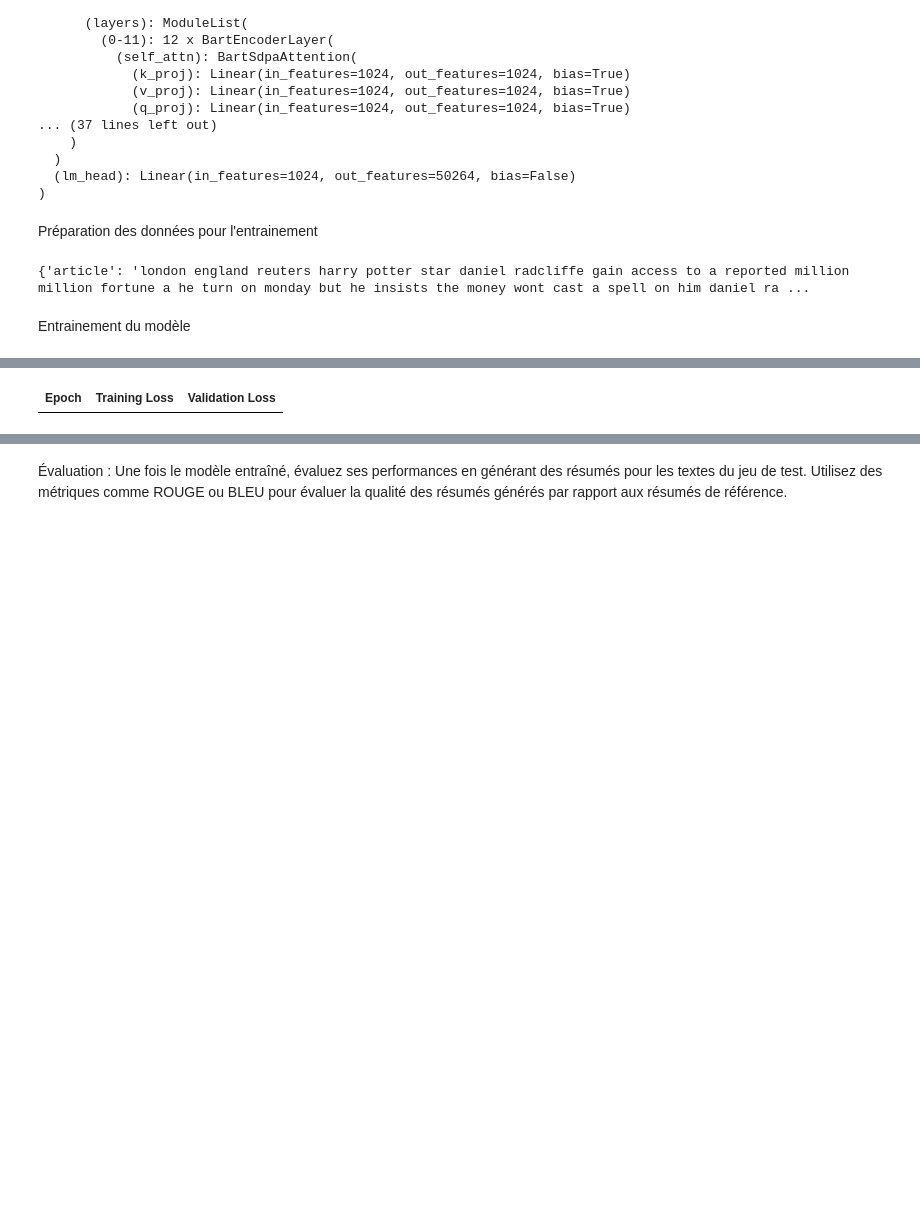
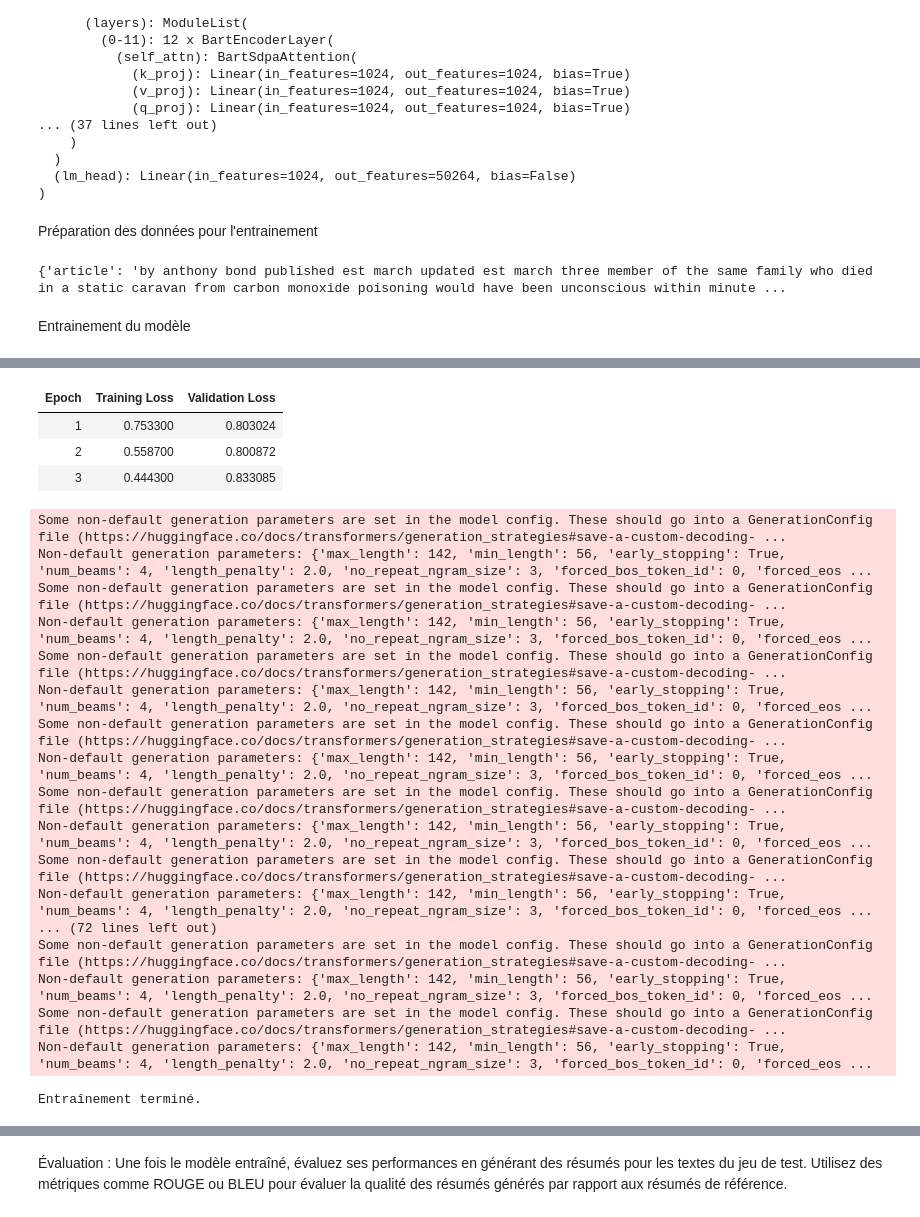
Before and after one commit to Sogo95/Resume-de-texte, a Jupyter notebook: summary.ipynb, the cells around one changed output, grey strips where cells are left out. Saved outputs shown, nothing was run; the diff lists cells and outputs as text; code cells hidden in the pictures; blank space fills up the shorter version.

```diff
--- a/summary.ipynb
+++ b/summary.ipynb
@@ -163,0 +110,14 @@ Traitement et division terminés.
+# %%
+# Mélanger les données pour assurer un échantillonnage aléatoire
+ds['train'] = ds['train'].shuffle(seed=42)
+ds['validation'] = ds['validation'].shuffle(seed=42)
+ds['test'] = ds['test'].shuffle(seed=42)
+
+# Sélectionner 10% des données de chaque ensemble
+train_sample = ds['train'].select(range(int(0.1 * len(ds['train']))))
+val_sample = ds['validation'].select(range(int(0.1 * len(ds['validation']))))
+test_sample = ds['test'].select(range(int(0.1 * len(ds['test']))))
+
+print(f"Ensemble d'entraînement échantillonné: {len(train_sample)} exemples")
+print(f"Ensemble de validation échantillonné: {len(val_sample)} exemples")
+print(f"Ensemble de test échantillonné: {len(test_sample)} exemples")
@@ -177,8 +155,9 @@ import torch
 from transformers import BartForConditionalGeneration, BartTokenizer
 
 # Initialiser le tokenizer et le modèle BART
-tokenizer = BartTokenizer.from_pretrained("facebook/bart-large-cnn")
-model = BartForConditionalGeneration.from_pretrained("facebook/bart-large-cnn")
+model_name = "facebook/bart-large-cnn"
+tokenizer = BartTokenizer.from_pretrained(model_name)
+model = BartForConditionalGeneration.from_pretrained(model_name)
 
 # Déplacer le modèle vers le GPU si disponible
 device = torch.device("cuda" if torch.cuda.is_available() else "cpu")
@@ -210,15 +189,16 @@ def tokenize_function(examples):
     targets = tokenizer(examples['highlights'], truncation=True, padding='max_length', max_length=150)
     inputs['labels'] = targets['input_ids']
     return inputs
-
-# Appliquer la tokenisation sur les ensembles d'entraînement et de validation
-train_data = train_data.map(tokenize_function, batched=True)
-val_data = val_data.map(tokenize_function, batched=True)
-
-# Vérifier les données tokenisées
-print(train_data[0])
-# %% [output]
-{'article': 'london england reuters harry potter star daniel radcliffe gain access to a reported million million fortune a he turn on monday but he insists the money wont cast a spell on him daniel ra ...
+# %%
+
+# Appliquer la tokenisation sur les ensembles d'entraînement et de validation
+train_sample = train_sample.map(tokenize_function, batched=True)
+val_sample = val_sample.map(tokenize_function, batched=True)
+
+# Vérifier les données tokenisées
+print(train_sample[0])
+# %% [output]
+{'article': 'by anthony bond published est march updated est march three member of the same family who died in a static caravan from carbon monoxide poisoning would have been unconscious within minute ...
 # %% [markdown]
 Entrainement du modèle
 # %%
@@ -232,15 +212,16 @@ training_args = TrainingArguments(
     per_device_eval_batch_size=4,         # Taille du lot pour la validation
     num_train_epochs=3,                   # Nombre d'époques
     weight_decay=0.01,                    # Pénalité de poids
-    save_total_limit=2,                   # Limiter le nombre de sauvegardes
+    save_total_limit=3,
+
 )
 
 # Initialiser le Trainer
 trainer = Trainer(
     model=model,
     args=training_args,
-    train_dataset=train_data,
-    eval_dataset=val_data,
+    train_dataset=train_sample,
+    eval_dataset=val_sample,
 )
 
 # Entraîner le modèle
@@ -252 +233,22 @@ print("Entraînement terminé.")
 | Epoch | Training Loss | Validation Loss |
+| 1 | 0.753300 | 0.803024 |
+| 2 | 0.558700 | 0.800872 |
+| 3 | 0.444300 | 0.833085 |
+Some non-default generation parameters are set in the model config. These should go into a GenerationConfig file (https://huggingface.co/docs/transformers/generation_strategies#save-a-custom-decoding- ...
+Non-default generation parameters: {'max_length': 142, 'min_length': 56, 'early_stopping': True, 'num_beams': 4, 'length_penalty': 2.0, 'no_repeat_ngram_size': 3, 'forced_bos_token_id': 0, 'forced_eos ...
+Some non-default generation parameters are set in the model config. These should go into a GenerationConfig file (https://huggingface.co/docs/transformers/generation_strategies#save-a-custom-decoding- ...
+Non-default generation parameters: {'max_length': 142, 'min_length': 56, 'early_stopping': True, 'num_beams': 4, 'length_penalty': 2.0, 'no_repeat_ngram_size': 3, 'forced_bos_token_id': 0, 'forced_eos ...
+Some non-default generation parameters are set in the model config. These should go into a GenerationConfig file (https://huggingface.co/docs/transformers/generation_strategies#save-a-custom-decoding- ...
+Non-default generation parameters: {'max_length': 142, 'min_length': 56, 'early_stopping': True, 'num_beams': 4, 'length_penalty': 2.0, 'no_repeat_ngram_size': 3, 'forced_bos_token_id': 0, 'forced_eos ...
+Some non-default generation parameters are set in the model config. These should go into a GenerationConfig file (https://huggingface.co/docs/transformers/generation_strategies#save-a-custom-decoding- ...
+Non-default generation parameters: {'max_length': 142, 'min_length': 56, 'early_stopping': True, 'num_beams': 4, 'length_penalty': 2.0, 'no_repeat_ngram_size': 3, 'forced_bos_token_id': 0, 'forced_eos ...
+Some non-default generation parameters are set in the model config. These should go into a GenerationConfig file (https://huggingface.co/docs/transformers/generation_strategies#save-a-custom-decoding- ...
+Non-default generation parameters: {'max_length': 142, 'min_length': 56, 'early_stopping': True, 'num_beams': 4, 'length_penalty': 2.0, 'no_repeat_ngram_size': 3, 'forced_bos_token_id': 0, 'forced_eos ...
+Some non-default generation parameters are set in the model config. These should go into a GenerationConfig file (https://huggingface.co/docs/transformers/generation_strategies#save-a-custom-decoding- ...
+Non-default generation parameters: {'max_length': 142, 'min_length': 56, 'early_stopping': True, 'num_beams': 4, 'length_penalty': 2.0, 'no_repeat_ngram_size': 3, 'forced_bos_token_id': 0, 'forced_eos ...
+... (72 lines left out)
+Some non-default generation parameters are set in the model config. These should go into a GenerationConfig file (https://huggingface.co/docs/transformers/generation_strategies#save-a-custom-decoding- ...
+Non-default generation parameters: {'max_length': 142, 'min_length': 56, 'early_stopping': True, 'num_beams': 4, 'length_penalty': 2.0, 'no_repeat_ngram_size': 3, 'forced_bos_token_id': 0, 'forced_eos ...
+Some non-default generation parameters are set in the model config. These should go into a GenerationConfig file (https://huggingface.co/docs/transformers/generation_strategies#save-a-custom-decoding- ...
+Non-default generation parameters: {'max_length': 142, 'min_length': 56, 'early_stopping': True, 'num_beams': 4, 'length_penalty': 2.0, 'no_repeat_ngram_size': 3, 'forced_bos_token_id': 0, 'forced_eos ...
+Entraînement terminé.
```
Also changed, not shown: parts of 27 cells of this notebook.
